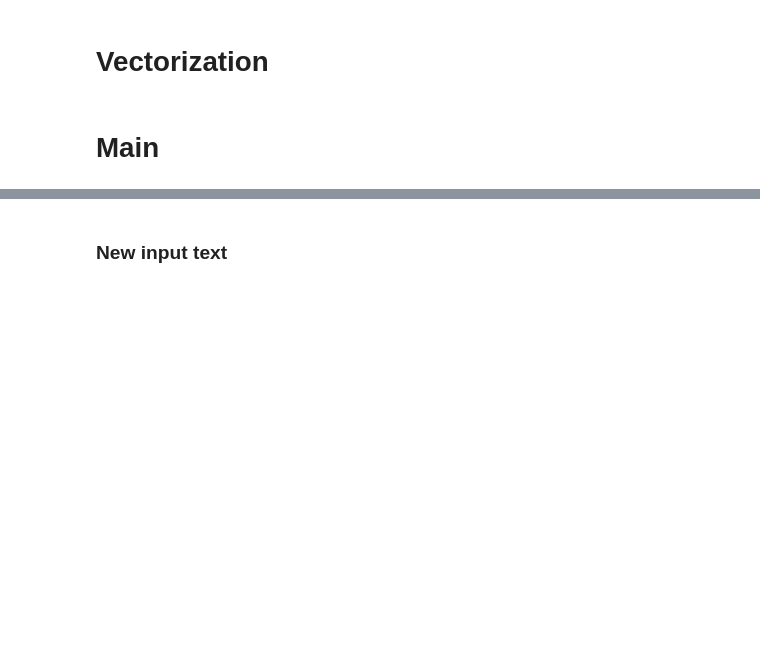
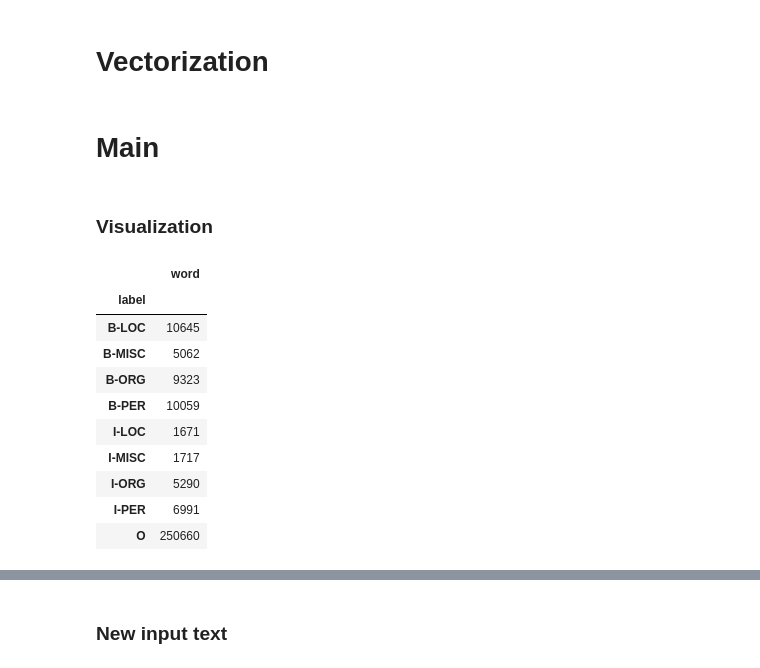
Before and after one commit to taslimamindia/NERC, a Jupyter notebook: Code/conll2003_english.ipynb, the cells around one changed output, grey strips where cells are left out. Cells and saved outputs as stored; diff of their text form; code cells hidden in the pictures; blank space fills up the shorter version.

```diff
--- a/Code/conll2003_english.ipynb
+++ b/Code/conll2003_english.ipynb
@@ -30,7 +44,6 @@ class Data(object):
     unique_ner_tags = {"O":0}
     MAX_LENGTH = 50
     VOCAB_SIZE = 100
-
     def __init__(self):
         self.sentences = []
         self.sentences_num = None
@@ -39,10 +52,6 @@ class Data(object):
         self.chunk_tags = []
         self.pos_tags = []
         self.x, self.y = None, None
-    def word2vec(self, vector_size=100):
-        VOCAB_SIZE = vector_size
-        word2vec_model = Word2Vec(self.sentences, vector_size=vector_size, window=5, min_count=1, workers=4)
-        return word2vec_model
     def word2idx(self, word:str):
         return Data.unique_words.get(word, None)
     def idx2word(self, index:int):
@@ -176,2 +181,4 @@ def load_dataset(path: str):
 # %% [markdown]
 # Main
+# %% [markdown]
+### Visualization
@@ -177,0 +195,15 @@ def load_dataset(path: str):
+# %%
+hist = df.groupby("label").count()
+hist
+# %% [output]
+|  | word |
+| label |  |
+| B-LOC | 10645 |
+| B-MISC | 5062 |
+| B-ORG | 9323 |
+| B-PER | 10059 |
+| I-LOC | 1671 |
+| I-MISC | 1717 |
+| I-ORG | 5290 |
+| I-PER | 6991 |
+| O | 250660 |
```
Also changed, not shown: parts of 31 cells of this notebook.
